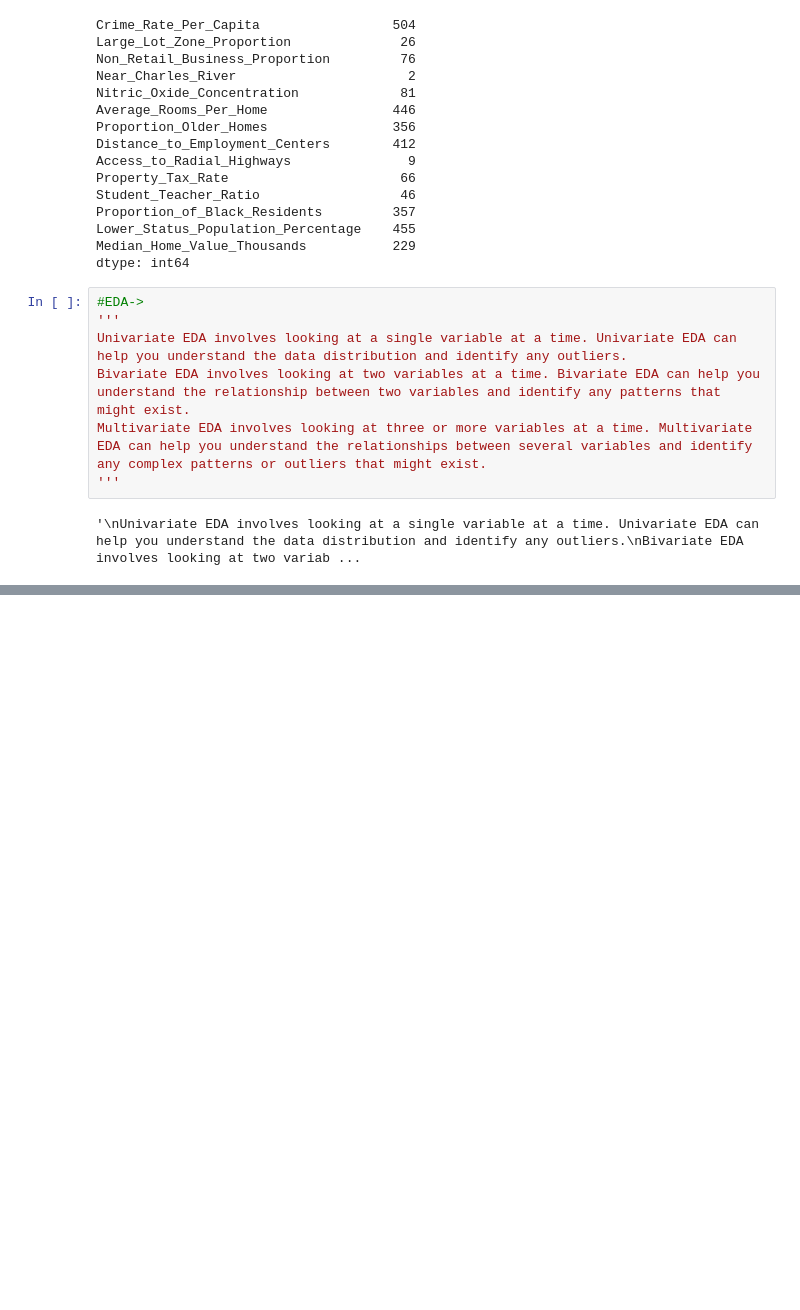
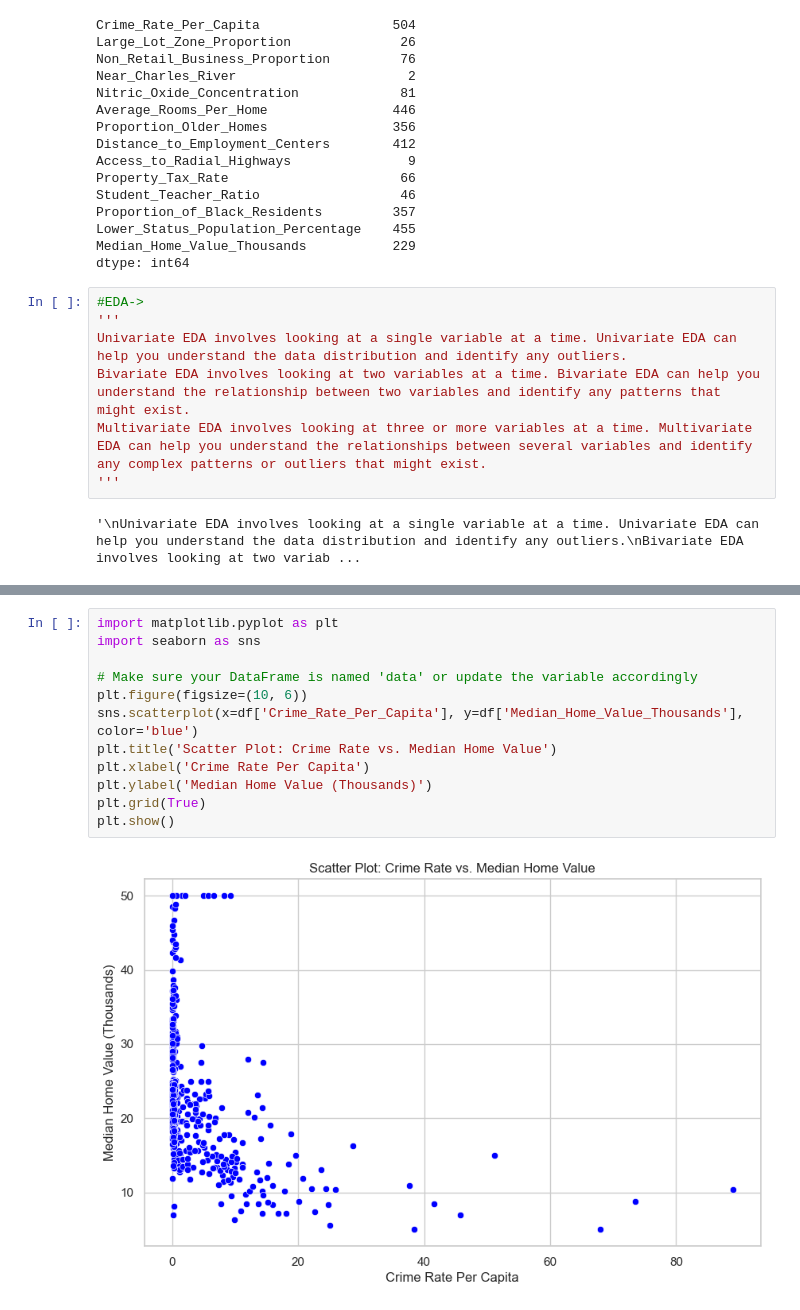
Before and after one commit to Sathvik-Chowdary-Veerapaneni/Boston_House_Pricing, a Jupyter notebook: code.ipynb, the cells around one changed output, grey strips where cells are left out. Saved outputs shown, nothing was run; the diff lists cells and outputs as text; blank space fills up the shorter version.

```diff
--- a/code.ipynb
+++ b/code.ipynb
@@ -248,0 +257,14 @@ plt.show()
+# %%
+import matplotlib.pyplot as plt
+import seaborn as sns
+
+# Make sure your DataFrame is named 'data' or update the variable accordingly
+plt.figure(figsize=(10, 6))
+sns.scatterplot(x=df['Crime_Rate_Per_Capita'], y=df['Median_Home_Value_Thousands'], color='blue')
+plt.title('Scatter Plot: Crime Rate vs. Median Home Value')
+plt.xlabel('Crime Rate Per Capita')
+plt.ylabel('Median Home Value (Thousands)')
+plt.grid(True)
+plt.show()
+# %% [output]
+[figure, added]
```
Also changed, not shown: parts of 2 cells of this notebook.
